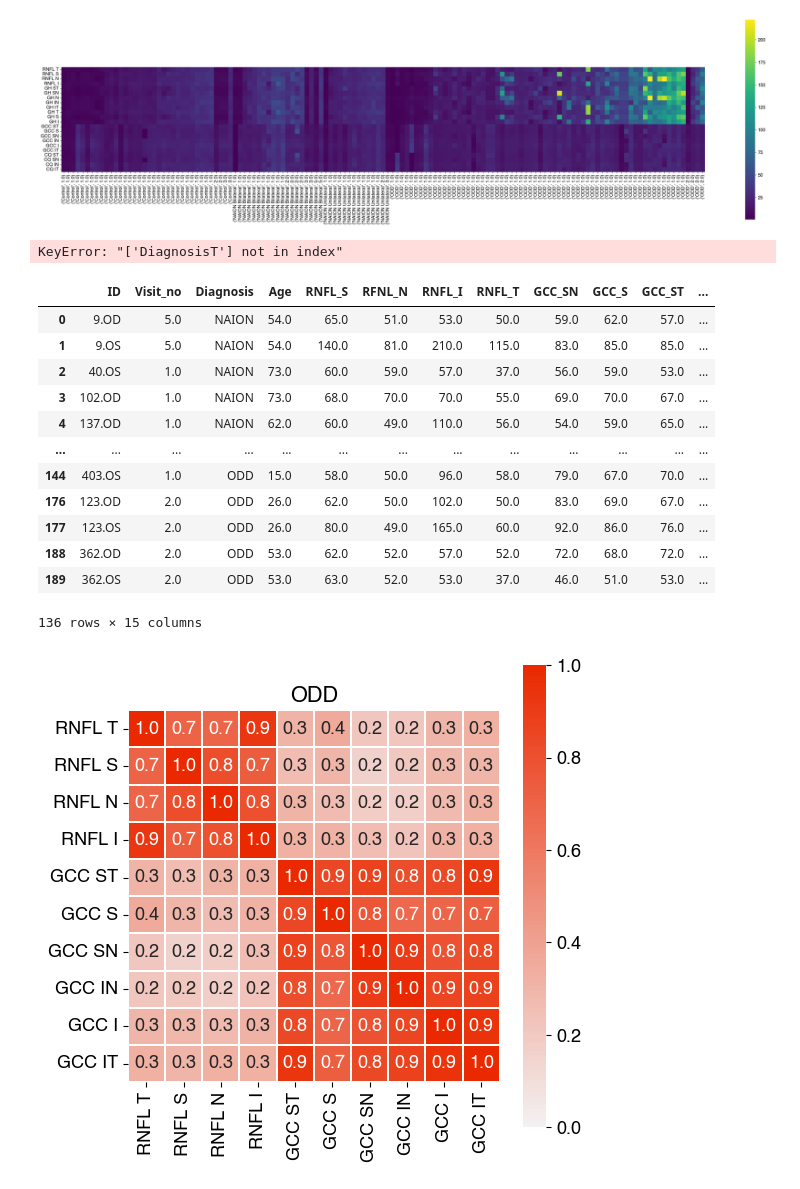
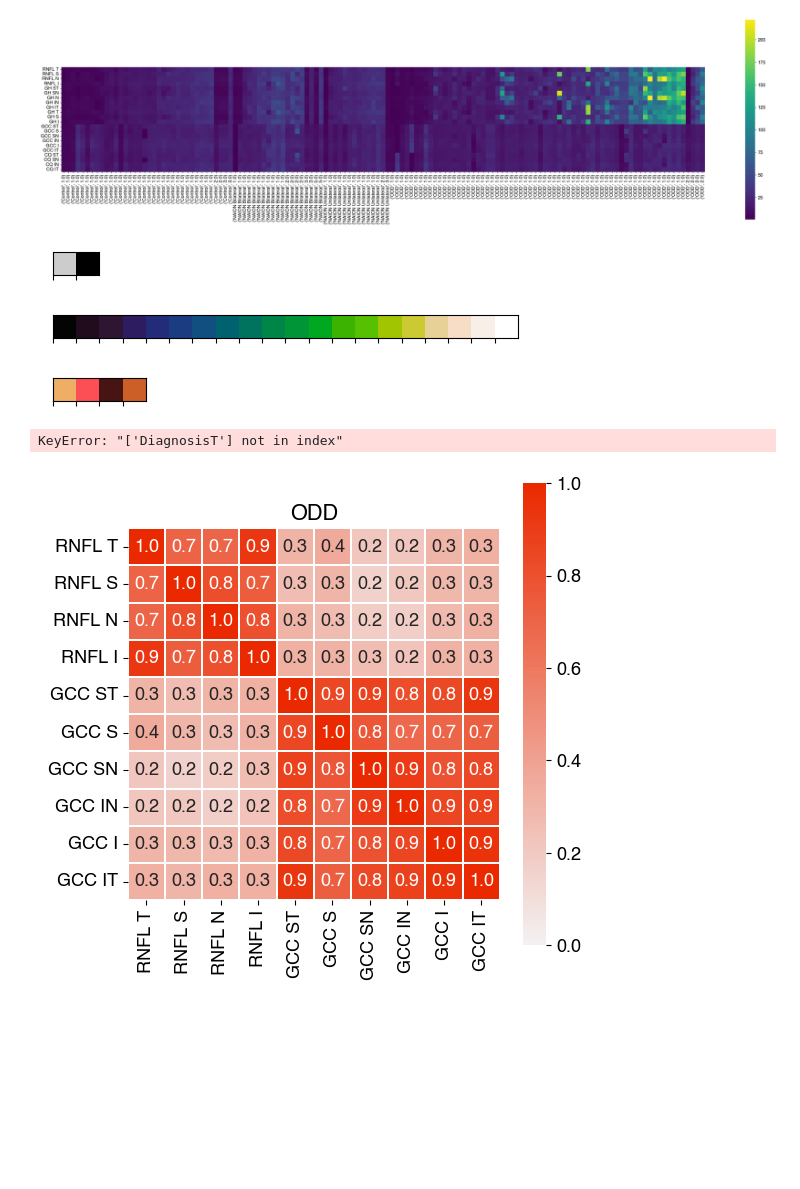
Before and after one commit to miaomiaoyu/ocumet, a Jupyter notebook: scripts/ocumet_tmp.ipynb, the cells around one changed output. Saved outputs shown, nothing was run; the diff lists cells and outputs as text; code cells hidden in the pictures; blank space fills up the shorter version.

```diff
--- a/scripts/ocumet_tmp.ipynb
+++ b/scripts/ocumet_tmp.ipynb
@@ -119,6 +130,22 @@ fig.savefig(
 plt.show()
 # %% [output]
 [figure]
+# %%
+def set_lutpalette(lutpalette):
+    luts = {
+        'blackgray':['#cccccc','#000000'],
+        'cartalinear':palettable.mycarta.LinearL_20.hex_colors,
+        'wesgrand':palettable.wesanderson.GrandBudapest1_4.hex_colors
+        }
+
+    for name, palette in luts.items():
+        sns.palplot(palette, size=.3)
+
+set_lutpalette('lut1')
+# %% [output]
+[figure, added]
+[figure, added]
+[figure, added]
 # %%
 ivars = ['ID', 'Visit_no', 'DiagnosisT', 'Age']
 dvars = [col for col in df.columns if col.startswith('OCT_')]
@@ -134,22 +161,6 @@ data['Type'] = 'OCT'
 octd = data.copy()
 # %% [output]
 KeyError: "['DiagnosisT'] not in index"
-# %%
-octd =
-# %% [output]
-|  | ID | Visit_no | Diagnosis | Age | RNFL_S | RFNL_N | RNFL_I | RNFL_T | GCC_SN | GCC_S | GCC_ST | ... |
-| 0 | 9.OD | 5.0 | NAION | 54.0 | 65.0 | 51.0 | 53.0 | 50.0 | 59.0 | 62.0 | 57.0 | ... |
-| 1 | 9.OS | 5.0 | NAION | 54.0 | 140.0 | 81.0 | 210.0 | 115.0 | 83.0 | 85.0 | 85.0 | ... |
-| 2 | 40.OS | 1.0 | NAION | 73.0 | 60.0 | 59.0 | 57.0 | 37.0 | 56.0 | 59.0 | 53.0 | ... |
-| 3 | 102.OD | 1.0 | NAION | 73.0 | 68.0 | 70.0 | 70.0 | 55.0 | 69.0 | 70.0 | 67.0 | ... |
-| 4 | 137.OD | 1.0 | NAION | 62.0 | 60.0 | 49.0 | 110.0 | 56.0 | 54.0 | 59.0 | 65.0 | ... |
-| ... | ... | ... | ... | ... | ... | ... | ... | ... | ... | ... | ... | ... |
-| 144 | 403.OS | 1.0 | ODD | 15.0 | 58.0 | 50.0 | 96.0 | 58.0 | 79.0 | 67.0 | 70.0 | ... |
-| 176 | 123.OD | 2.0 | ODD | 26.0 | 62.0 | 50.0 | 102.0 | 50.0 | 83.0 | 69.0 | 67.0 | ... |
-| 177 | 123.OS | 2.0 | ODD | 26.0 | 80.0 | 49.0 | 165.0 | 60.0 | 92.0 | 86.0 | 76.0 | ... |
-| 188 | 362.OD | 2.0 | ODD | 53.0 | 62.0 | 52.0 | 57.0 | 52.0 | 72.0 | 68.0 | 72.0 | ... |
-| 189 | 362.OS | 2.0 | ODD | 53.0 | 63.0 | 52.0 | 53.0 | 37.0 | 46.0 | 51.0 | 53.0 | ... |
-136 rows × 15 columns
 # %%
 fpfoct = pd.concat([fpf, octd])
 
```
Also changed, not shown: parts of 5 cells of this notebook, 2 other files.
